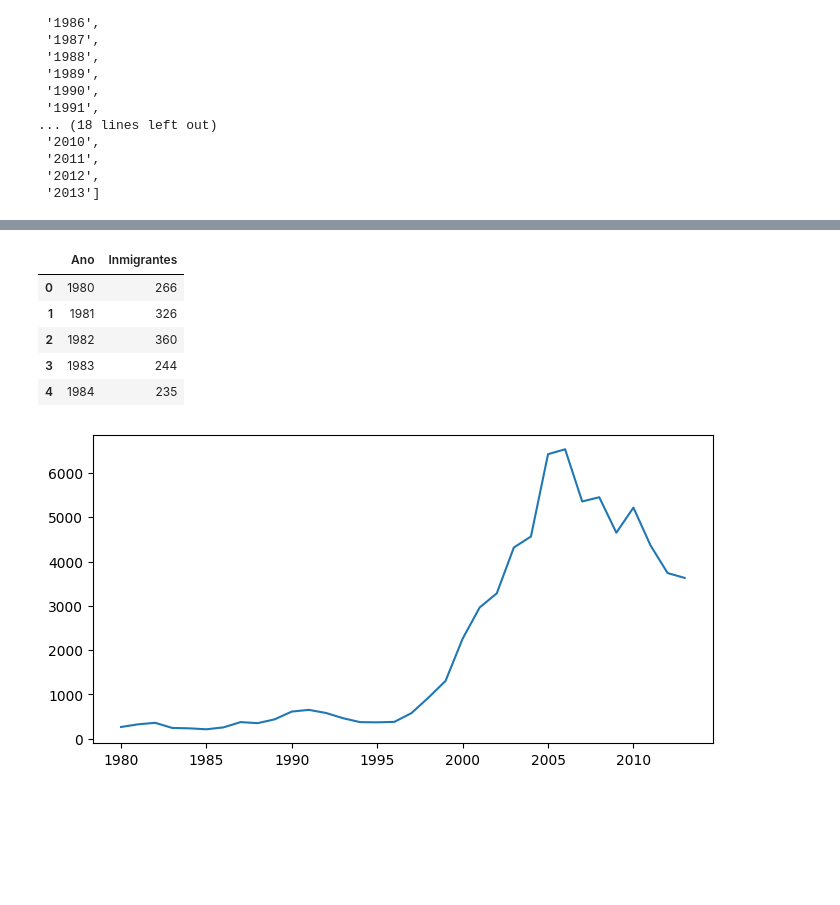
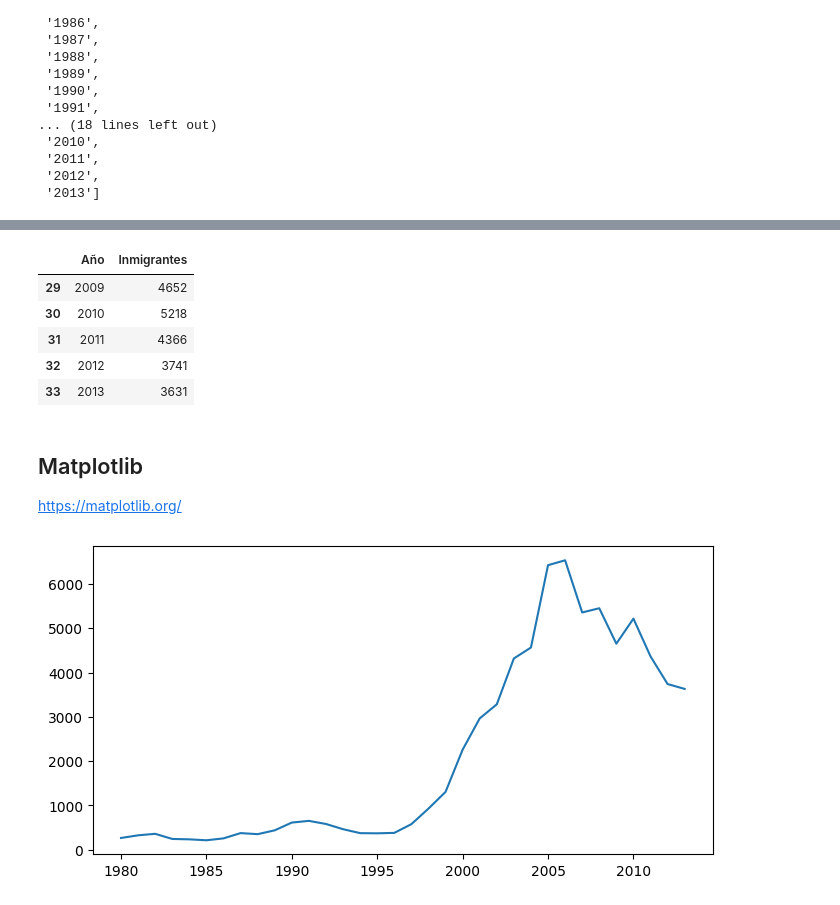
Before and after one commit to TheRealMrR/One_SegundaParte, a Jupyter notebook: visualizacion_de_datos_con_python.ipynb, the cells around one changed output, grey strips where cells are left out. Saved outputs shown, nothing was run; the diff lists cells and outputs as text; code cells hidden in the pictures; blank space fills up the shorter version.

```diff
--- a/visualizacion_de_datos_con_python.ipynb
+++ b/visualizacion_de_datos_con_python.ipynb
@@ -103,16 +100,20 @@ dtype: object
 # %%
-col_dic = {'Ano' : colombia.index.tolist(),
-           'Inmigrantes' : colombia.values.tolist()}
+col_dict = {'Año':colombia.index.tolist(),
+            'Inmigrantes':colombia.values.tolist()}
+col_dict
 # %%
-datos_col = pd.DataFrame(col_dic)
-datos_col.head()
+datos_col = pd.DataFrame(col_dict)
+datos_col.tail()
 # %% [output]
-|  | Ano | Inmigrantes |
-| 0 | 1980 | 266 |
-| 1 | 1981 | 326 |
-| 2 | 1982 | 360 |
-| 3 | 1983 | 244 |
-| 4 | 1984 | 235 |
+|  | Año | Inmigrantes |
+| 29 | 2009 | 4652 |
+| 30 | 2010 | 5218 |
+| 31 | 2011 | 4366 |
+| 32 | 2012 | 3741 |
+| 33 | 2013 | 3631 |
+# %% [markdown]
+## Matplotlib
+https://matplotlib.org/
 # %%
 import matplotlib.pyplot as plt
 # %%
```
Also changed, not shown: parts of 18 cells of this notebook.
